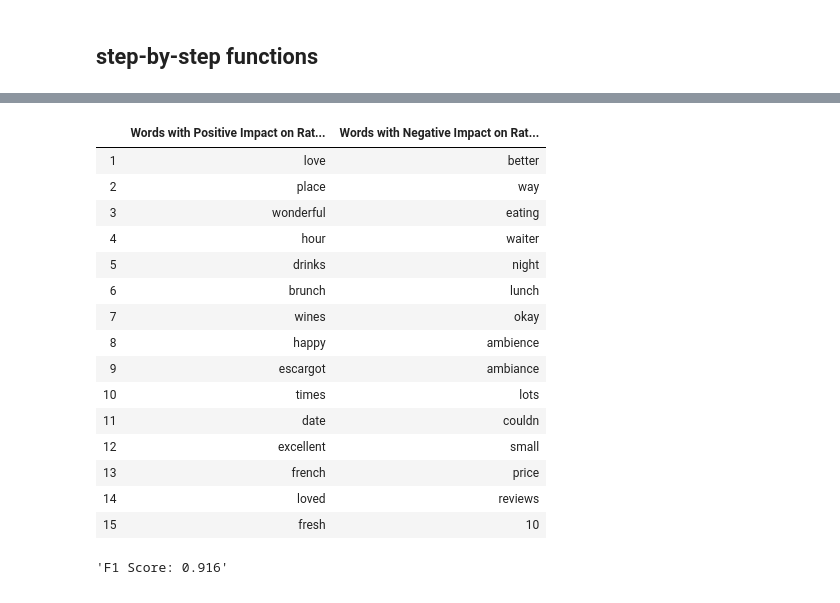
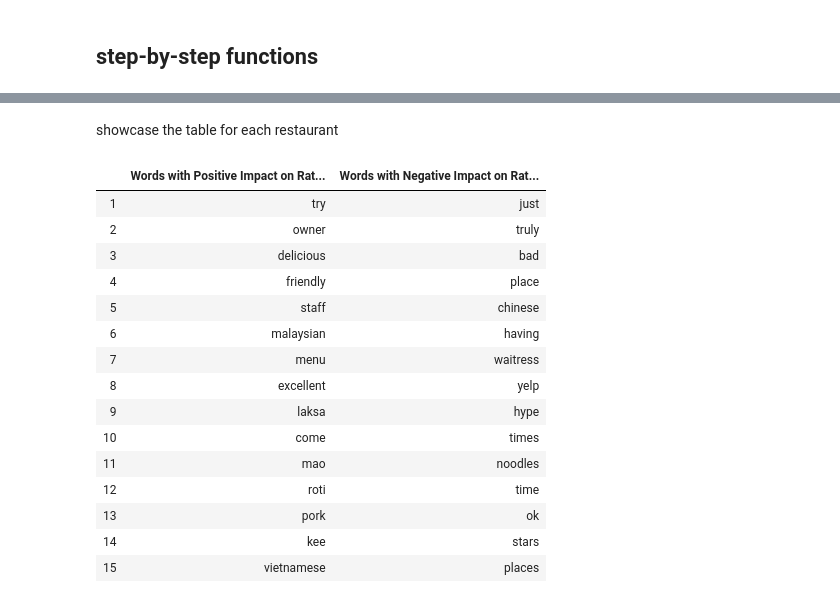
Before and after one commit to ericauuu/get_the_foodies, a Jupyter notebook: get_the_foodies.ipynb, the cells around one changed output, grey strips where cells are left out. Drawn from its saved outputs; the diff is of its cells as text; code cells hidden in the pictures.

```diff
--- a/get_the_foodies.ipynb
+++ b/get_the_foodies.ipynb
@@ -311,29 +343,38 @@ table_df = show_pos_neg_words(new_res_df)
 # %%
-with open('../get_the_foodies_demo/static/result_table/amelie_nyc.pickle', 'wb') as f:
-    pickle.dump(table_df, f, pickle.HIGHEST_PROTOCOL)
+def table_re(name):
+    """save the table into pickle file """
+    with open('../get_the_foodies_demo/static/dataset/'+name+'.pickle', 'rb') as f:
+        df = pickle.load(f)
+    table_df = show_pos_neg_words(df)
+    with open('../get_the_foodies_demo/static/result_table/'+name+'.pickle', 'wb') as f:
+        pickle.dump(table_df, f, pickle.HIGHEST_PROTOCOL)
+    return table_df
+# %% [markdown]
+showcase the table for each restaurant
 # %%
-with open('../get_the_foodies_demo/static/result_table/amelie_nyc.pickle', 'rb') as f:
-    test_df = pickle.load(f)
+def result_table(name):
+    """present the table for the selected restuarant"""
+
+    with open('../get_the_foodies_demo/static/result_table/'+name+'.pickle', 'rb') as f:
+        table = pickle.load(f)
+
+    return table
-# %%
-test_df
-# %% [output]
-|  | Words with Positive Impact on Rat... | Words with Negative Impact on Rat... |
-| 1 | love | better |
-| 2 | place | way |
-| 3 | wonderful | eating |
-| 4 | hour | waiter |
-| 5 | drinks | night |
-| 6 | brunch | lunch |
-| 7 | wines | okay |
-| 8 | happy | ambience |
-| 9 | escargot | ambiance |
-| 10 | times | lots |
-| 11 | date | couldn |
-| 12 | excellent | small |
-| 13 | french | price |
-| 14 | loved | reviews |
-| 15 | fresh | 10 |
-# %%
-get_f1scr(new_res_df)
-# %% [output]
-'F1 Score: 0.916'
+# %%
+result_table('lovemama_nyc')
+# %% [output]
+|  | Words with Positive Impact on Rat... | Words with Negative Impact on Rat... |
+| 1 | try | just |
+| 2 | owner | truly |
+| 3 | delicious | bad |
+| 4 | friendly | place |
+| 5 | staff | chinese |
+| 6 | malaysian | having |
+| 7 | menu | waitress |
+| 8 | excellent | yelp |
+| 9 | laksa | hype |
+| 10 | come | times |
+| 11 | mao | noodles |
+| 12 | roti | time |
+| 13 | pork | ok |
+| 14 | kee | stars |
+| 15 | vietnamese | places |
```
Also changed, not shown: parts of 16 cells of this notebook, 17 other files.
